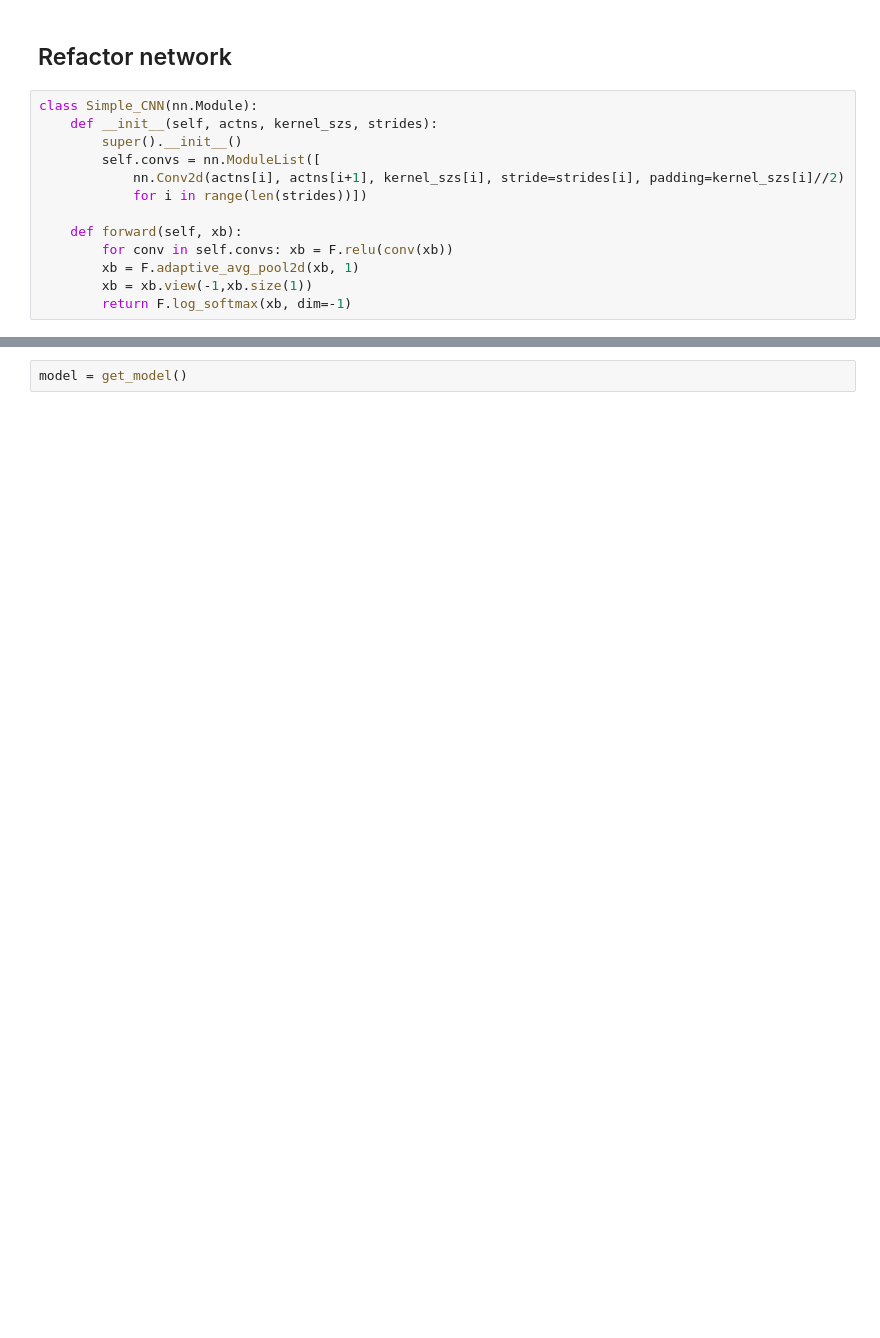
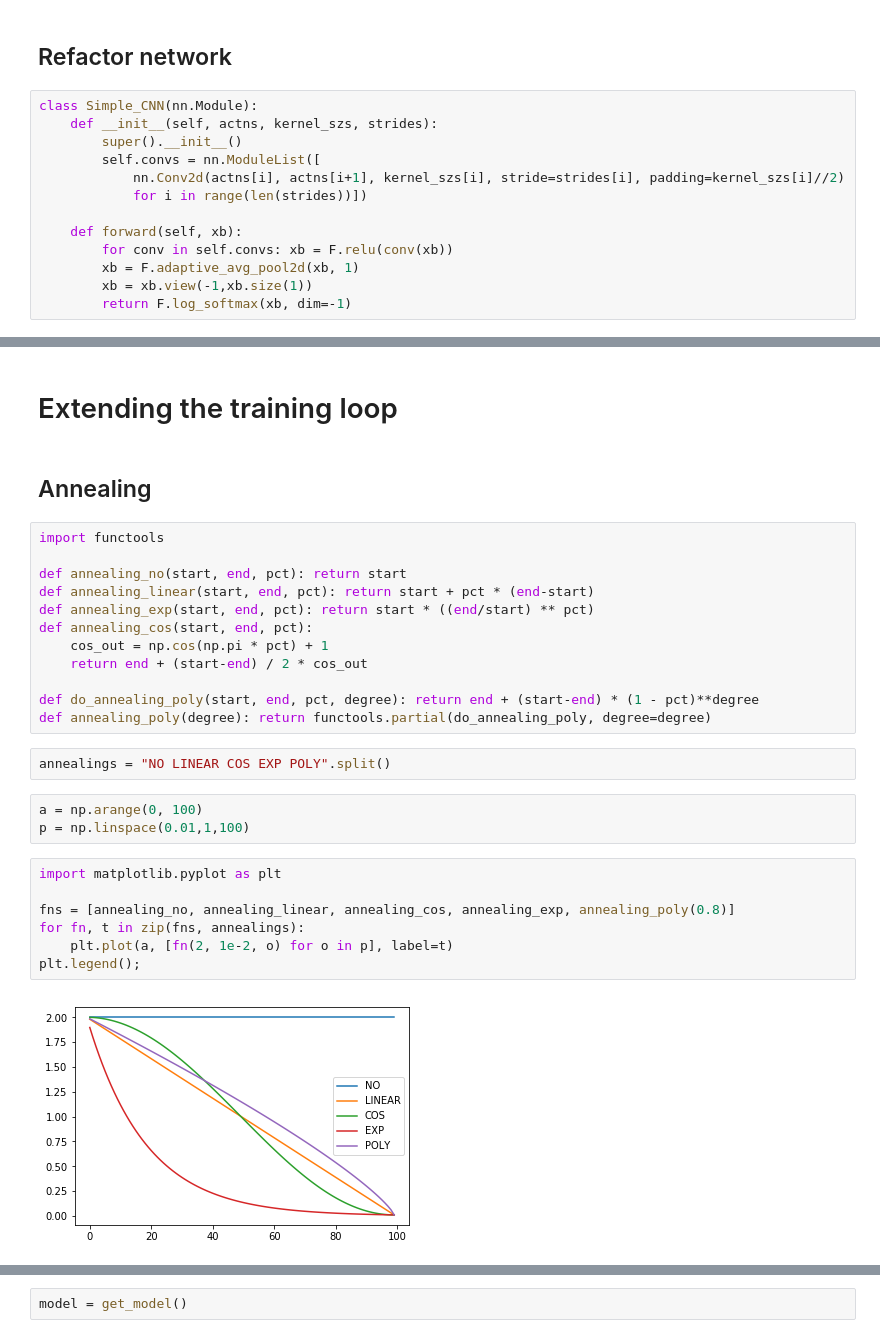
Before and after one commit to fastai/fastai_old, a Jupyter notebook: dev_nb/001_training.ipynb, the cells around one changed output, grey strips where cells are left out. Saved outputs shown, nothing was run; the diff lists cells and outputs as text; blank space fills up the shorter version.

Commit message:
refactor annealing

```diff
--- a/dev_nb/001_training.ipynb
+++ b/dev_nb/001_training.ipynb
@@ -490,0 +455,30 @@ def get_model(): return Simple_CNN([1,16,16,10], [3,3,3], [2,2,2])
+# %% [markdown]
+# Extending the training loop
+# %% [markdown]
+## Annealing
+# %%
+import functools
+
+def annealing_no(start, end, pct): return start
+def annealing_linear(start, end, pct): return start + pct * (end-start)
+def annealing_exp(start, end, pct): return start * ((end/start) ** pct)
+def annealing_cos(start, end, pct):
+    cos_out = np.cos(np.pi * pct) + 1
+    return end + (start-end) / 2 * cos_out
+
+def do_annealing_poly(start, end, pct, degree): return end + (start-end) * (1 - pct)**degree
+def annealing_poly(degree): return functools.partial(do_annealing_poly, degree=degree)
+# %%
+annealings = "NO LINEAR COS EXP POLY".split()
+# %%
+a = np.arange(0, 100)
+p = np.linspace(0.01,1,100)
+# %%
+import matplotlib.pyplot as plt
+
+fns = [annealing_no, annealing_linear, annealing_cos, annealing_exp, annealing_poly(0.8)]
+for fn, t in zip(fns, annealings):
+    plt.plot(a, [fn(2, 1e-2, o) for o in p], label=t)
+plt.legend();
+# %% [output]
+[figure, added]
```
Also changed, not shown: parts of 109 cells of this notebook, 1 other file.
